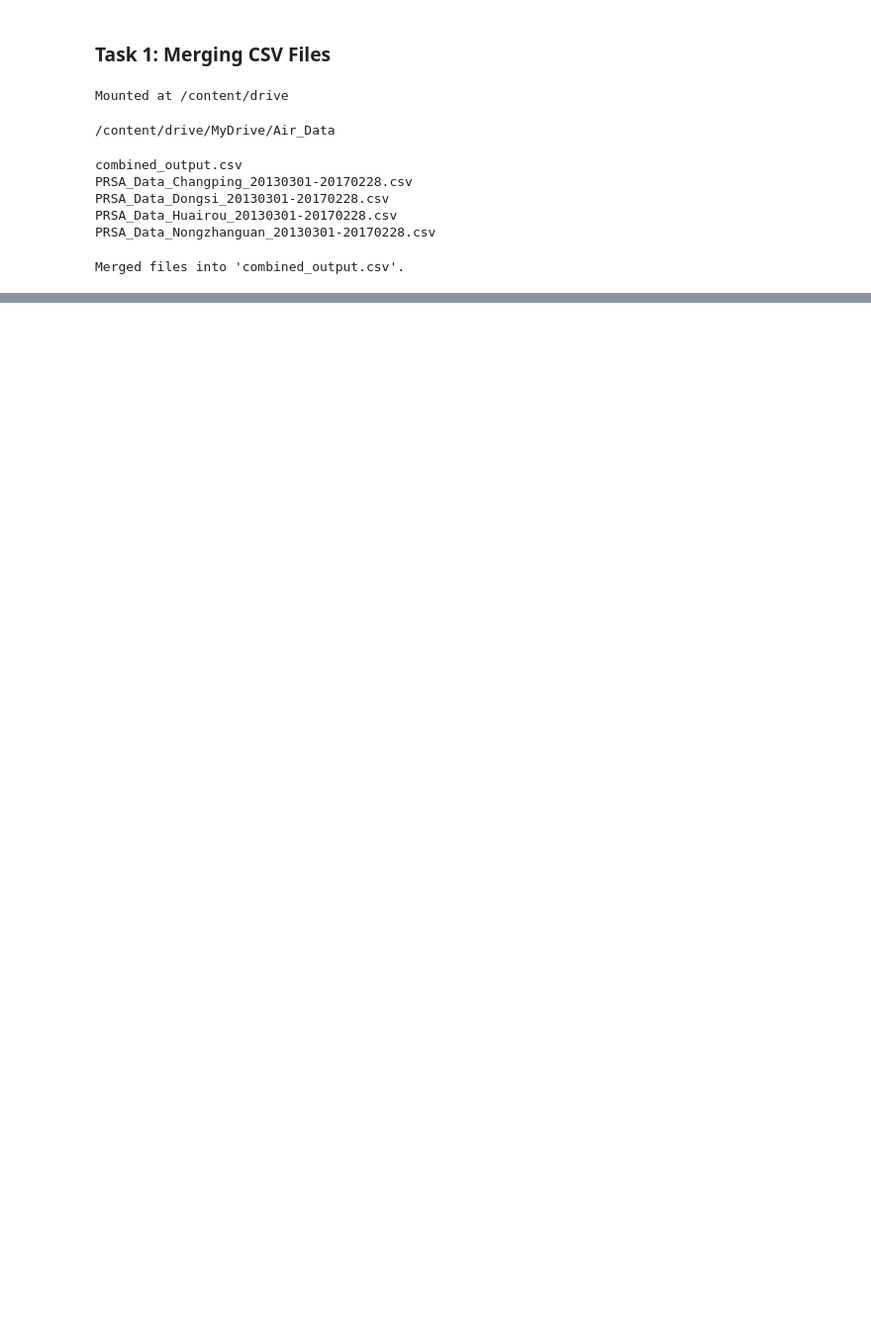
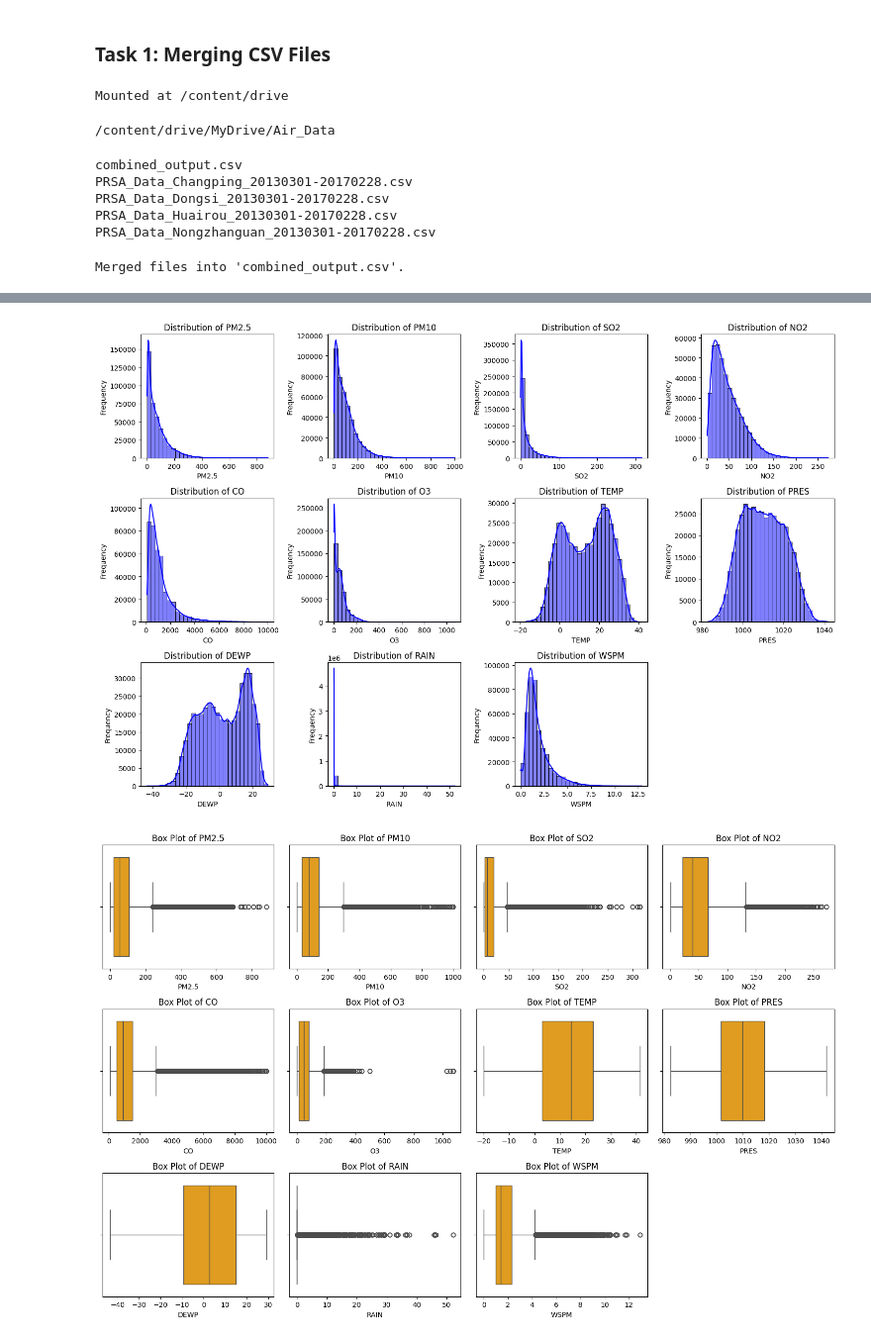
Before and after one commit to crogers-cardiffmet/Data-Analysis, a Jupyter notebook: PRAC1.ipynb, the cells around one changed output, grey strips where cells are left out. Shown: that part at 99% size. Drawn from its saved outputs; the diff is of its cells as text; code cells hidden in the pictures; blank space fills up the shorter version.

```diff
--- a/PRAC1.ipynb
+++ b/PRAC1.ipynb
@@ -36,0 +49,6 @@ Merged files into 'combined_output.csv'.
+# %%
+#import pandas as pd
+
+df = pd.read_csv("combined_output.csv")
+df_original = df.copy()
+df.head()
@@ -36,0 +182,30 @@ Merged files into 'combined_output.csv'.
+# %%
+#import matplotlib.pyplot as plt
+#import seaborn as sns
+
+numerical_columns = ['PM2.5', 'PM10', 'SO2', 'NO2', 'CO', 'O3', 'TEMP', 'PRES', 'DEWP', 'RAIN', 'WSPM']
+
+plt.figure(figsize=(15, 10))
+
+for i, col in enumerate(numerical_columns, 1):
+    plt.subplot(3, 4, i)
+    sns.histplot(df[col], kde=True, color='blue', bins=30)
+    plt.title(f'Distribution of {col}')
+    plt.xlabel(col)
+    plt.ylabel('Frequency')
+
+plt.tight_layout()
+plt.show()
+
+plt.figure(figsize=(15, 10))
+for i, col in enumerate(numerical_columns, 1):
+    plt.subplot(3, 4, i)
+    sns.boxplot(x=df[col], color='orange')
+    plt.title(f'Box Plot of {col}')
+    plt.xlabel(col)
+
+plt.tight_layout()
+plt.show()
+# %% [output]
+[figure, added]
+[figure, added]
```
Also changed, not shown: parts of 11 cells of this notebook.
